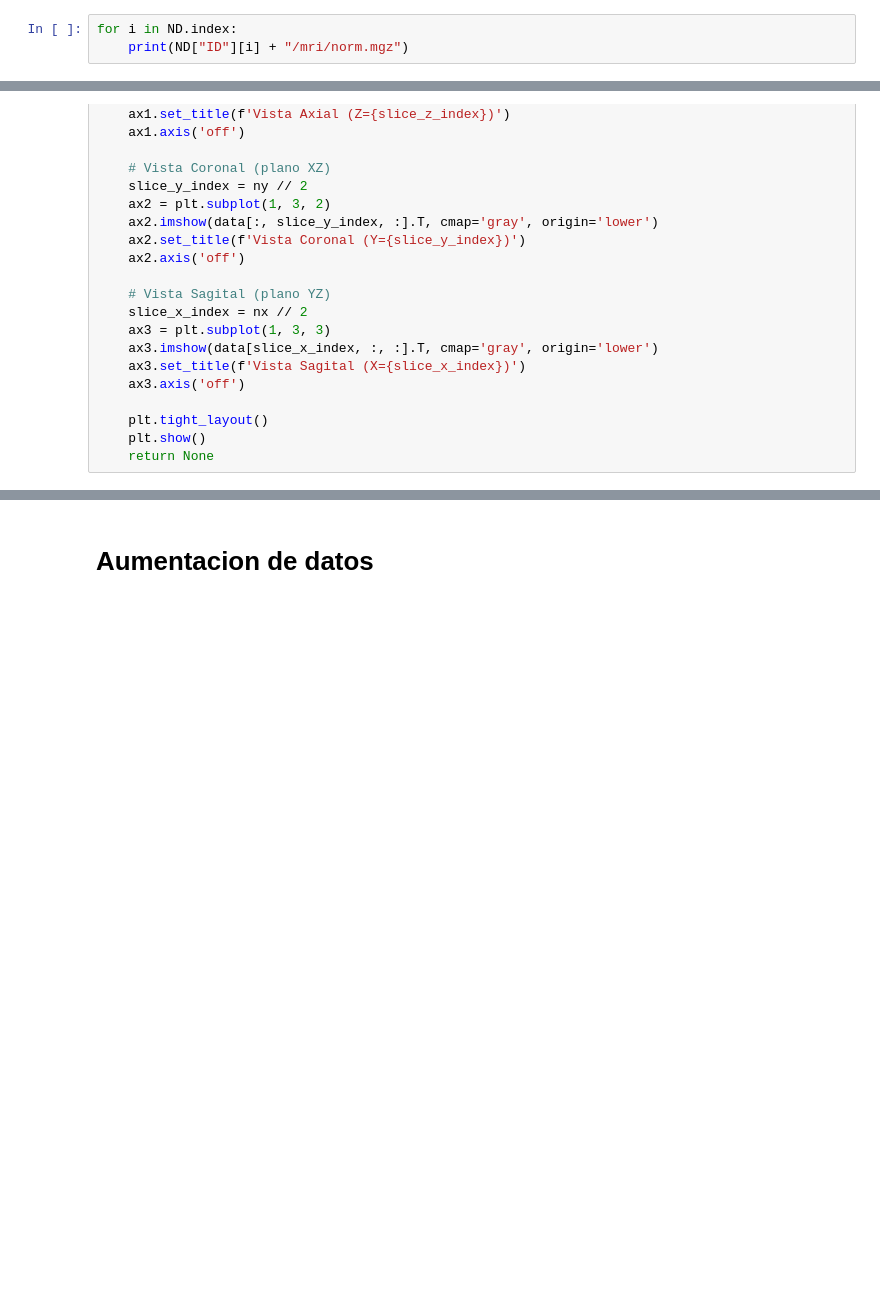
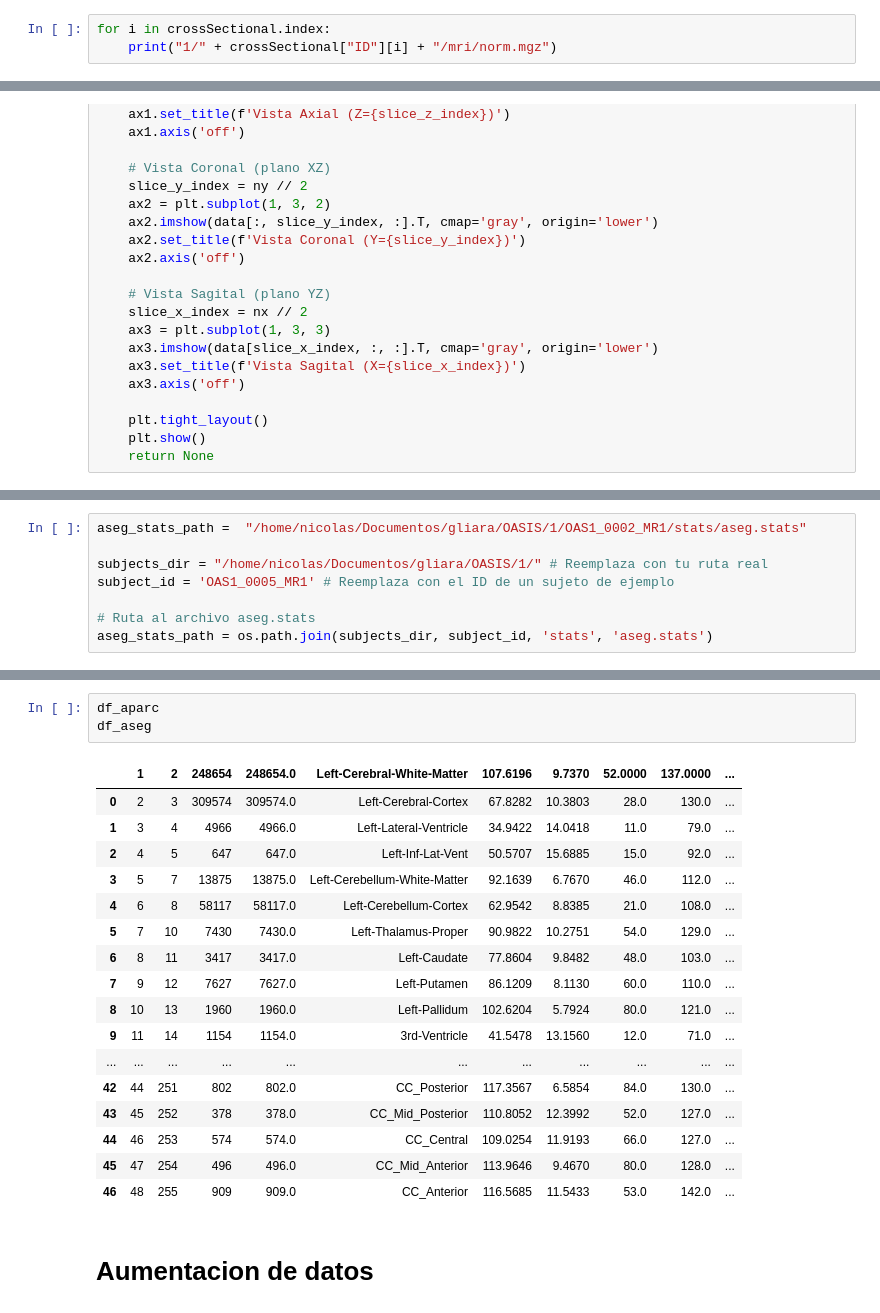
Before and after one commit to siouxi/gliara, a Jupyter notebook: Profiling&Augmentation.ipynb, the cells around one changed output, grey strips where cells are left out. Drawn from its saved outputs; the diff is of its cells as text; blank space fills up the shorter version.

```diff
--- a/Profiling&Augmentation.ipynb
+++ b/Profiling&Augmentation.ipynb
@@ -65,4 +32,4 @@ dtype: int64
 # %%
-for i in ND.index:
-    print(ND["ID"][i] + "/mri/norm.mgz")
+for i in crossSectional.index:
+    print("1/" + crossSectional["ID"][i] + "/mri/norm.mgz")
 # %% [output]
@@ -130,0 +100,8 @@ plot_slices(data)
+# %%
+aseg_stats_path =  "/home/nicolas/Documentos/gliara/OASIS/1/OAS1_0002_MR1/stats/aseg.stats"
+
+subjects_dir = "/home/nicolas/Documentos/gliara/OASIS/1/" # Reemplaza con tu ruta real
+subject_id = 'OAS1_0005_MR1' # Reemplaza con el ID de un sujeto de ejemplo
+
+# Ruta al archivo aseg.stats
+aseg_stats_path = os.path.join(subjects_dir, subject_id, 'stats', 'aseg.stats')
@@ -131,3 +231,24 @@ plot_slices(data)
+# %%
+df_aparc
+df_aseg
+# %% [output]
+|  | 1 | 2 | 248654 | 248654.0 | Left-Cerebral-White-Matter | 107.6196 | 9.7370 | 52.0000 | 137.0000 | ... |
+| 0 | 2 | 3 | 309574 | 309574.0 | Left-Cerebral-Cortex | 67.8282 | 10.3803 | 28.0 | 130.0 | ... |
+| 1 | 3 | 4 | 4966 | 4966.0 | Left-Lateral-Ventricle | 34.9422 | 14.0418 | 11.0 | 79.0 | ... |
+| 2 | 4 | 5 | 647 | 647.0 | Left-Inf-Lat-Vent | 50.5707 | 15.6885 | 15.0 | 92.0 | ... |
+| 3 | 5 | 7 | 13875 | 13875.0 | Left-Cerebellum-White-Matter | 92.1639 | 6.7670 | 46.0 | 112.0 | ... |
+| 4 | 6 | 8 | 58117 | 58117.0 | Left-Cerebellum-Cortex | 62.9542 | 8.8385 | 21.0 | 108.0 | ... |
+| 5 | 7 | 10 | 7430 | 7430.0 | Left-Thalamus-Proper | 90.9822 | 10.2751 | 54.0 | 129.0 | ... |
+| 6 | 8 | 11 | 3417 | 3417.0 | Left-Caudate | 77.8604 | 9.8482 | 48.0 | 103.0 | ... |
+| 7 | 9 | 12 | 7627 | 7627.0 | Left-Putamen | 86.1209 | 8.1130 | 60.0 | 110.0 | ... |
+| 8 | 10 | 13 | 1960 | 1960.0 | Left-Pallidum | 102.6204 | 5.7924 | 80.0 | 121.0 | ... |
+| 9 | 11 | 14 | 1154 | 1154.0 | 3rd-Ventricle | 41.5478 | 13.1560 | 12.0 | 71.0 | ... |
+| ... | ... | ... | ... | ... | ... | ... | ... | ... | ... | ... |
+| 42 | 44 | 251 | 802 | 802.0 | CC_Posterior | 117.3567 | 6.5854 | 84.0 | 130.0 | ... |
+| 43 | 45 | 252 | 378 | 378.0 | CC_Mid_Posterior | 110.8052 | 12.3992 | 52.0 | 127.0 | ... |
+| 44 | 46 | 253 | 574 | 574.0 | CC_Central | 109.0254 | 11.9193 | 66.0 | 127.0 | ... |
+| 45 | 47 | 254 | 496 | 496.0 | CC_Mid_Anterior | 113.9646 | 9.4670 | 80.0 | 128.0 | ... |
+| 46 | 48 | 255 | 909 | 909.0 | CC_Anterior | 116.5685 | 11.5433 | 53.0 | 142.0 | ... |
 # %% [markdown]
 # Aumentacion de datos
 # %% [markdown]
```
Also changed, not shown: parts of 8 cells of this notebook, 1 other file.
